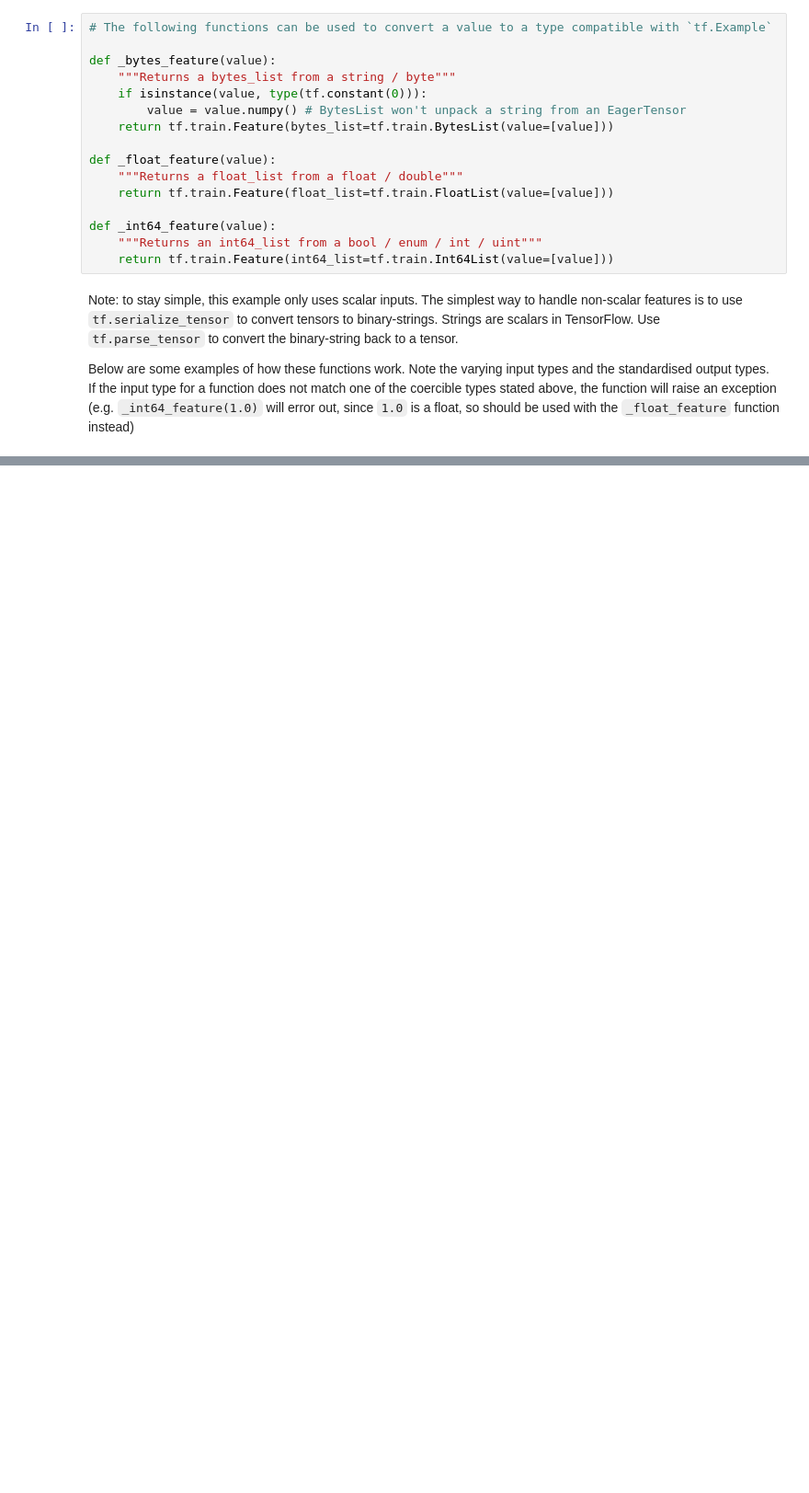
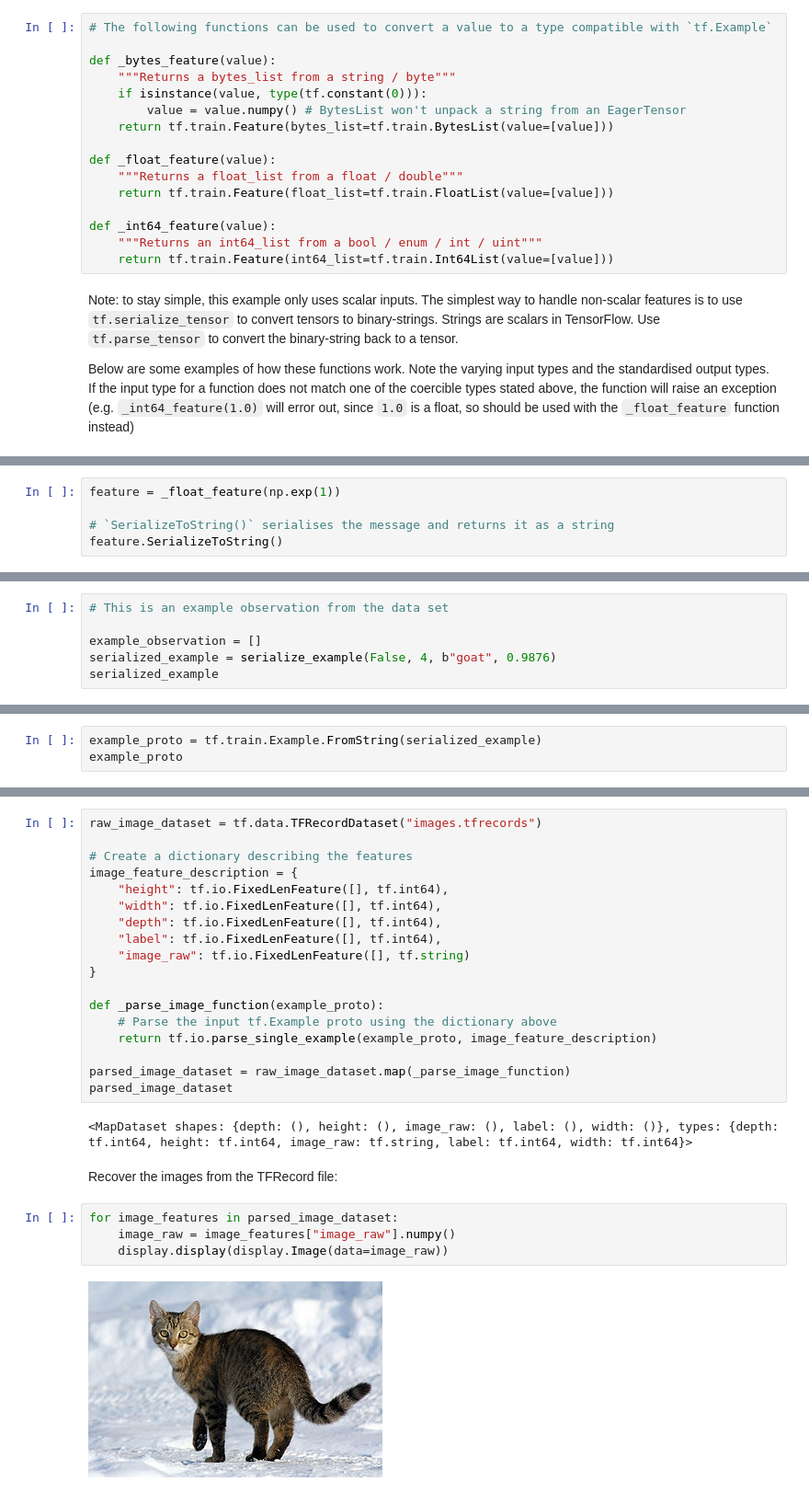
Before and after one commit to antounes/tensorflow, a Jupyter notebook: tf-record_tf-example.ipynb, the cells around one changed output, grey strips where cells are left out. Shown: that part at 92% size. Saved outputs shown, nothing was run; the diff lists cells and outputs as text; blank space fills up the shorter version.

```diff
--- a/tf-record_tf-example.ipynb
+++ b/tf-record_tf-example.ipynb
@@ -88,0 +106,5 @@ bytes_list {
+# %%
+feature = _float_feature(np.exp(1))
+
+# `SerializeToString()` serialises the message and returns it as a string
+feature.SerializeToString()
@@ -88,0 +167,6 @@ bytes_list {
+# %%
+# This is an example observation from the data set
+
+example_observation = []
+serialized_example = serialize_example(False, 4, b"goat", 0.9876)
+serialized_example
@@ -88,0 +179,3 @@ bytes_list {
+# %%
+example_proto = tf.train.Example.FromString(serialized_example)
+example_proto
@@ -88,0 +525,28 @@ bytes_list {
+# %%
+raw_image_dataset = tf.data.TFRecordDataset("images.tfrecords")
+
+# Create a dictionary describing the features
+image_feature_description = {
+    "height": tf.io.FixedLenFeature([], tf.int64),
+    "width": tf.io.FixedLenFeature([], tf.int64),
+    "depth": tf.io.FixedLenFeature([], tf.int64),
+    "label": tf.io.FixedLenFeature([], tf.int64),
+    "image_raw": tf.io.FixedLenFeature([], tf.string)
+}
+
+def _parse_image_function(example_proto):
+    # Parse the input tf.Example proto using the dictionary above
+    return tf.io.parse_single_example(example_proto, image_feature_description)
+
+parsed_image_dataset = raw_image_dataset.map(_parse_image_function)
+parsed_image_dataset
+# %% [output]
+<MapDataset shapes: {depth: (), height: (), image_raw: (), label: (), width: ()}, types: {depth: tf.int64, height: tf.int64, image_raw: tf.string, label: tf.int64, width: tf.int64}>
+# %% [markdown]
+Recover the images from the TFRecord file:
+# %%
+for image_features in parsed_image_dataset:
+    image_raw = image_features["image_raw"].numpy()
+    display.display(display.Image(data=image_raw))
+# %% [output]
+[figure, added]
```
Also changed, not shown: parts of 54 cells of this notebook.
